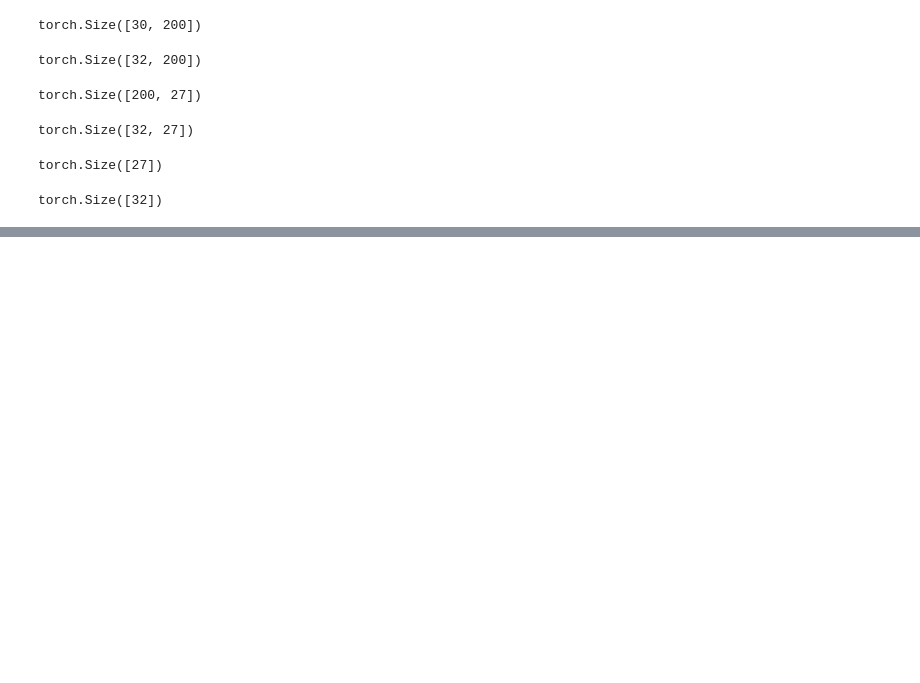
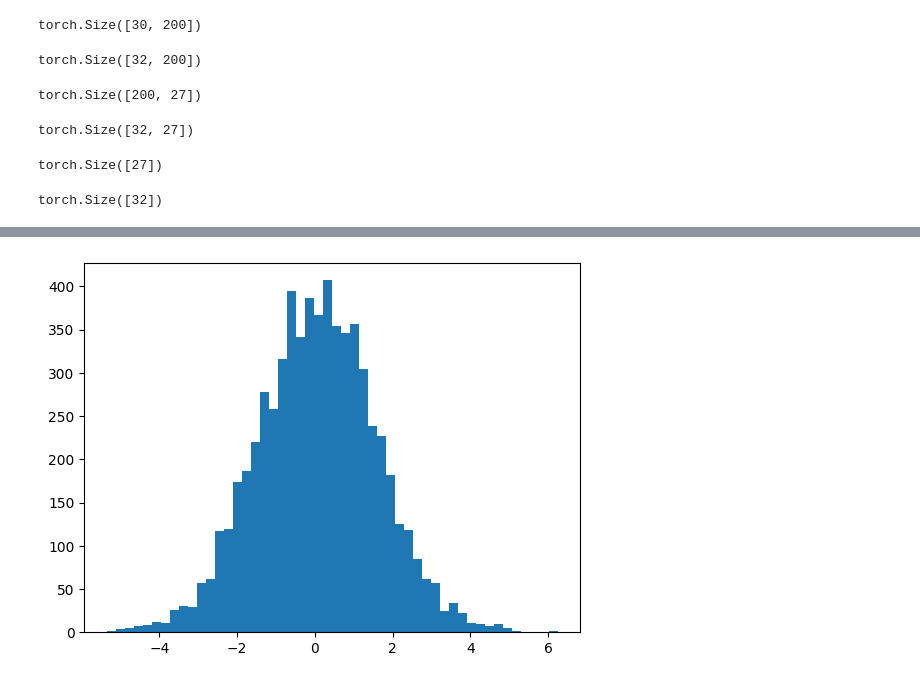
Before and after one commit to h2oduct/nn-zero-to-hero, a Jupyter notebook: lectures/makemore/self_makemore_part3_bn.ipynb, the cells around one changed output, grey strips where cells are left out. Saved outputs shown, nothing was run; the diff lists cells and outputs as text; code cells hidden in the pictures; blank space fills up the shorter version.

```diff
--- a/lectures/makemore/self_makemore_part3_bn.ipynb
+++ b/lectures/makemore/self_makemore_part3_bn.ipynb
@@ -417,0 +445,4 @@ for i in range(max_steps):
+# %%
+plt.hist(hpreact.view(-1).tolist(), 50);
+# %% [output]
+[figure, added]
```
Also changed, not shown: parts of 43 cells of this notebook.
